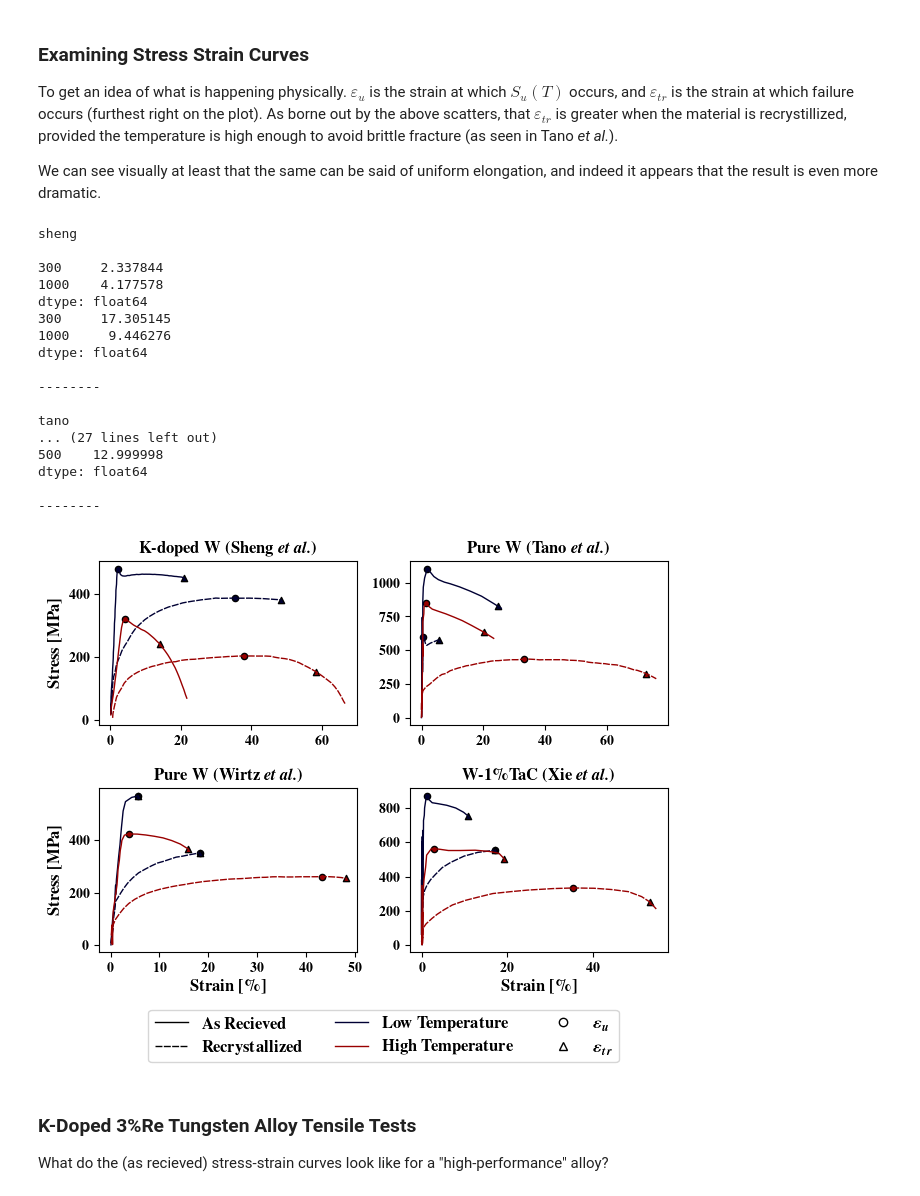
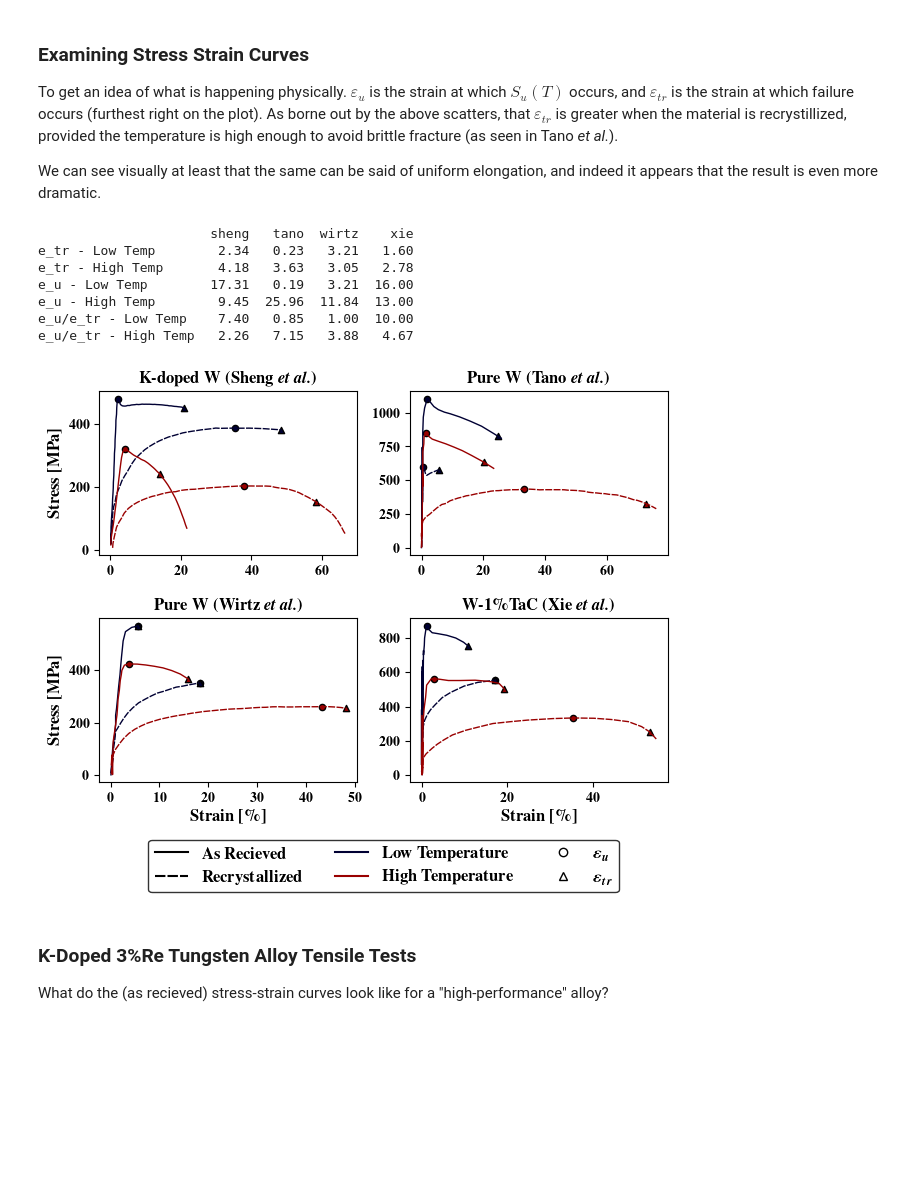
Before and after one commit to ml-ME-gatech/modeling_tungsten, a Jupyter notebook: engineering_models/data_exploration/effect_of_recrystillization.ipynb, the cells around one changed output. Saved outputs shown, nothing was run; the diff lists cells and outputs as text; code cells hidden in the pictures; blank space fills up the shorter version.

```diff
--- a/engineering_models/data_exploration/effect_of_recrystillization.ipynb
+++ b/engineering_models/data_exploration/effect_of_recrystillization.ipynb
@@ -279,8 +228,9 @@ legend_axes = axes['E']
 axes = np.array([[axes['A'],axes['B']],[axes['C'],axes['D']]])
 
 colors = [(0,0,51/255),(153/255,0,0)]
+table_data = dict.fromkeys(folders.keys())
+
 for folder,ax in zip(folders,axes.ravel()):
-
     eps_u = np.empty([2,2])
     eps_tr = np.empty([2,2])
     for i,color,temperature in zip(range(2),colors,folders[folder]):
@@ -288,60 +238,57 @@ for folder,ax in zip(folders,axes.ravel()):
             data = pd.read_csv(data_path.joinpath(folder,f'{state}_{temperature}C.csv'),index_col = 0,header= None)
             data.sort_index(inplace = True)
             eu,Su = estimate_eu(data)
             tr,Sf = estimate_tr(data)
 
             ax.scatter(eu,Su,marker = 'o',color = color,edgecolor ='k',s = 20)
             ax.scatter(tr,Sf,marker = '^',color = color,edgecolor ='k',s = 20)
 
             eps_u[i,j] = eu
             eps_tr[i,j] = tr
 
 
             ax.plot(data.index,data, label = f'{state} {temperature}C',color = color,ls = ls,lw = 1.0)
 
     eps_u = pd.DataFrame(eps_u,index = folders[folder],columns = ['as_recieved','rx'])
     eps_tr = pd.DataFrame(eps_tr,index = folders[folder],columns = ['as_recieved','rx'])
 
-    print(folder + '\n')
-    print(eps_tr['rx']/eps_tr['as_recieved'])
-    print(eps_u['rx']/eps_u['as_recieved'])
-    print('\n--------\n')
+    table_data[folder] = pd.Series(np.array([eps_tr['rx']/eps_tr['as_recieved'],eps_u['rx']/eps_u['as_recieved']]).flatten(order = 'C'),
+                                   index = ['e_tr - Low Temp','e_tr - High Temp','e_u - Low Temp','e_u - High Temp'])
+
     ax.set_title(r'\textbf{' + titles[folder] + '}',fontsize =12)
 
+
+table_data = pd.DataFrame(table_data)
+table_data.loc['e_u/e_tr - Low Temp',:] = table_data.loc['e_u - Low Temp',:] / table_data.loc['e_tr - Low Temp',:]
+table_data.loc['e_u/e_tr - High Temp',:] = table_data.loc['e_u - High Temp',:] / table_data.loc['e_tr - High Temp',:]
+print(np.round(table_data,2))
 for i in range(2):
     axes[i,0].set_ylabel(r'\textbf{Stress [MPa]}',fontsize = 12)
     axes[1,i].set_xlabel(r'\textbf{Strain [\%]}',fontsize = 12)
 
-patches = [Line2D([],[],color = 'k',lw = 1.0,ls = '-',label = r'\textbf{As Recieved}'),
-           Line2D([],[],color = 'k',lw = 1.0,ls = (0, (5, 1)),label = r'\textbf{Recrystallized}'),
-           Line2D([],[],color = colors[0],lw = 1.0,ls = '-',label = r'\textbf{Low Temperature}'),
-           Line2D([],[],color = colors[1],lw = 1.0,ls = '-',label = r'\textbf{High Temperature}'),
+patches = [Line2D([],[],color = 'k',lw = 1.5,ls = '-',label = r'\textbf{As Recieved}'),
+           Line2D([],[],color = 'k',lw = 1.5,ls = (0, (5, 1)),label = r'\textbf{Recrystallized}'),
+           Line2D([],[],color = colors[0],lw = 1.5,ls = '-',label = r'\textbf{Low Temperature}'),
+           Line2D([],[],color = colors[1],lw = 1.5,ls = '-',label = r'\textbf{High Temperature}'),
            Line2D([],[],markerfacecolor = 'w',markeredgecolor = 'k',marker = 'o',label = r'$\varepsilon_{u}$',ls = ''),
            Line2D([],[],markerfacecolor = 'w',markeredgecolor = 'k',marker = '^',label = r'$\varepsilon_{tr}$',ls = '')
 ]
-legend_axes.legend(handles = patches,loc = 'center',ncol = 3,fontsize = 12)
+legend = legend_axes.legend(handles = patches,loc = 'center',ncol = 3,fontsize = 12)
 legend_axes.axis('off')
+frame = legend.get_frame()
+frame.set_linewidth(1.0)
+frame.set_edgecolor('k')
 fig.tight_layout()
 fig.savefig(paths.GIT_IMAGES.joinpath('rx_stress_strain.svg'))
 # %% [output]
-sheng
-
-300     2.337844
-1000    4.177578
-dtype: float64
-300     17.305145
-1000     9.446276
-dtype: float64
-
---------
-
-tano
-... (27 lines left out)
-500    12.999998
-dtype: float64
-
---------
+                      sheng   tano  wirtz    xie
+e_tr - Low Temp        2.34   0.23   3.21   1.60
+e_tr - High Temp       4.18   3.63   3.05   2.78
+e_u - Low Temp        17.31   0.19   3.21  16.00
+e_u - High Temp        9.45  25.96  11.84  13.00
+e_u/e_tr - Low Temp    7.40   0.85   1.00  10.00
+e_u/e_tr - High Temp   2.26   7.15   3.88   4.67
-[figure, old version]
+[figure, new version]
 # %% [markdown]
 ### K-Doped 3%Re Tungsten Alloy Tensile Tests
 
```
Also changed, not shown: parts of 10 cells of this notebook, 56 other files.
